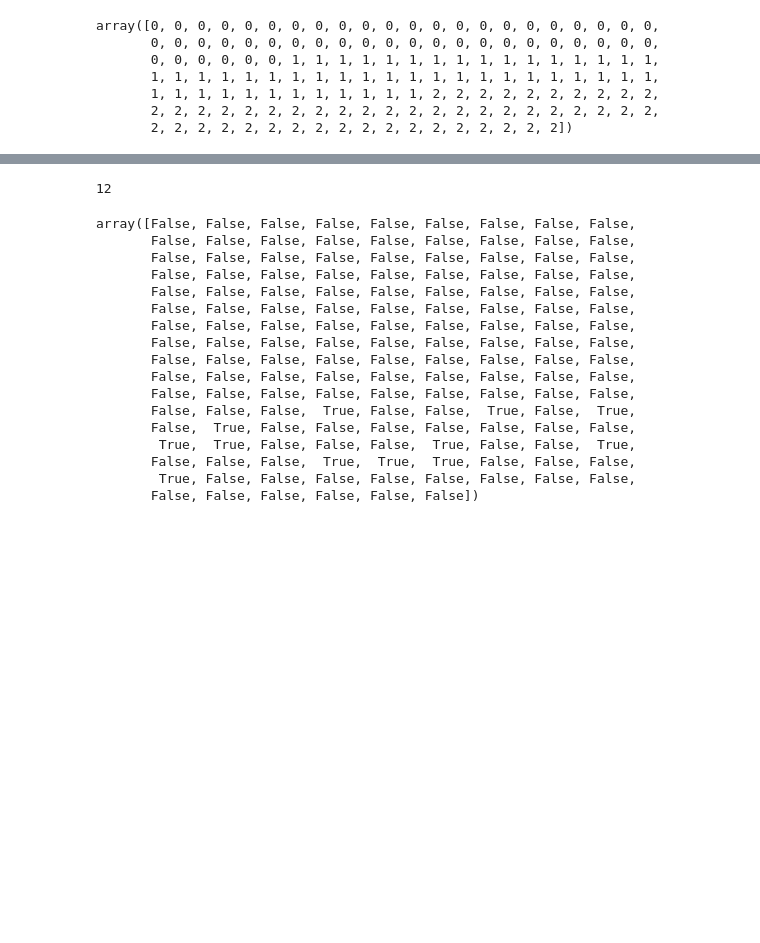
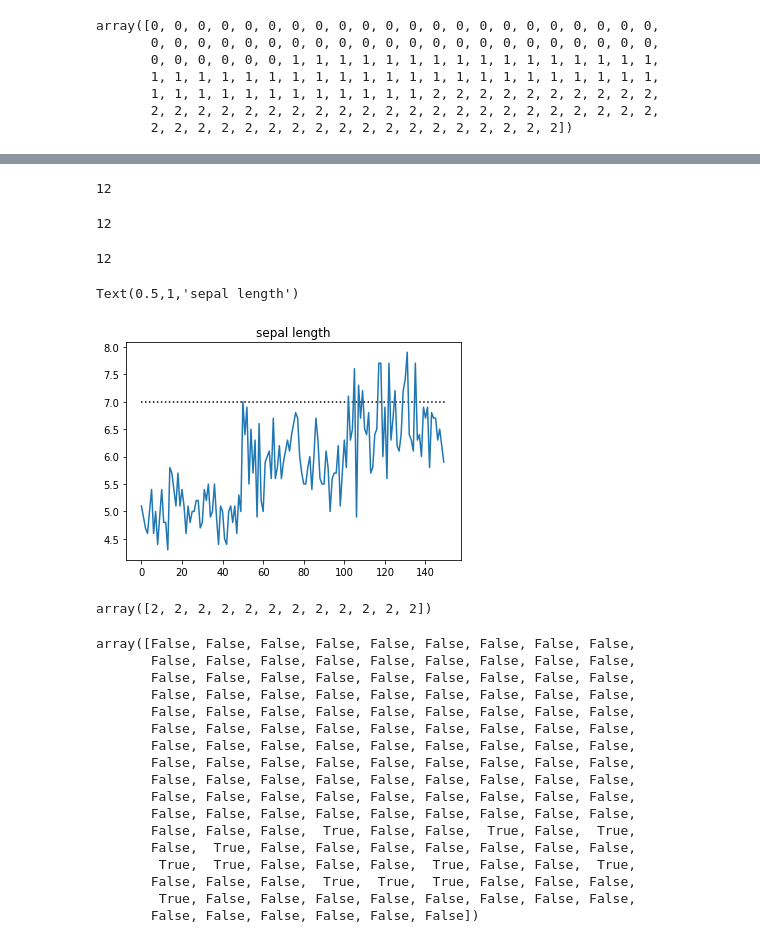
Before and after one commit to gubosd/lecture13, a Jupyter notebook: 데이터분석/02_numpy_04_잘라내기.ipynb, the cells around one changed output, grey strips where cells are left out. Saved outputs shown, nothing was run; the diff lists cells and outputs as text; code cells hidden in the pictures; blank space fills up the shorter version.

```diff
--- a/데이터분석/02_numpy_04_잘라내기.ipynb
+++ b/데이터분석/02_numpy_04_잘라내기.ipynb
@@ -519,0 +688,12 @@ array([0, 0, 0, 0, 0, 0, 0, 0, 0, 0, 0, 0, 0, 0, 0, 0, 0, 0, 0, 0, 0, 0,
+# %%
+len(iris[iris[:,0]>7])
+# %% [output]
+12
+# %%
+iris[iris[:,0]>7].shape[0]
+# %% [output]
+12
+# %%
+(iris[:,0]>7).sum()
+# %% [output]
+12
@@ -520,9 +702,15 @@ array([0, 0, 0, 0, 0, 0, 0, 0, 0, 0, 0, 0, 0, 0, 0, 0, 0, 0, 0, 0, 0, 0,
+# %%
+plt.plot(iris[:,0])
+plt.hlines([7], 0, 150, linestyles=':')
+plt.title('sepal length')
+# %% [output]
+Text(0.5,1,'sepal length')
+[figure, added]
 # %%
-# sepal_length 의 값이 7보다 큰 꽃들은 몇개인가?
+# sepal length 값이 7보다 큰 꽃들은 어떤 품종인가?
+y[iris[:,0]>7]
+# %% [output]
+array([2, 2, 2, 2, 2, 2, 2, 2, 2, 2, 2, 2])
-# %%
-sum(iris[:,0]>7) # (iris[:,0]>7).sum()
-# %% [output]
-12
 # %%
 iris[:,0]>7
 # %% [output]
```
Also changed, not shown: parts of 99 cells of this notebook, 1 other file.
